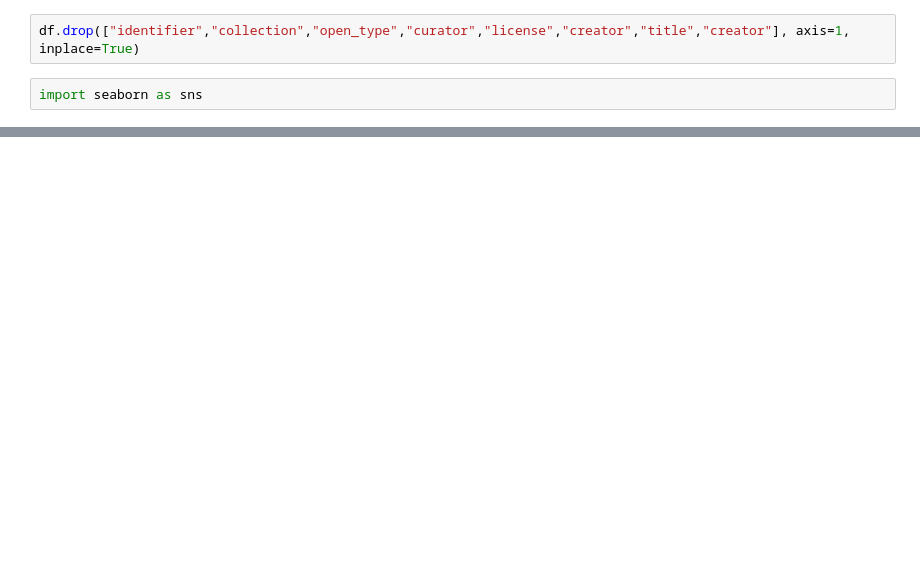
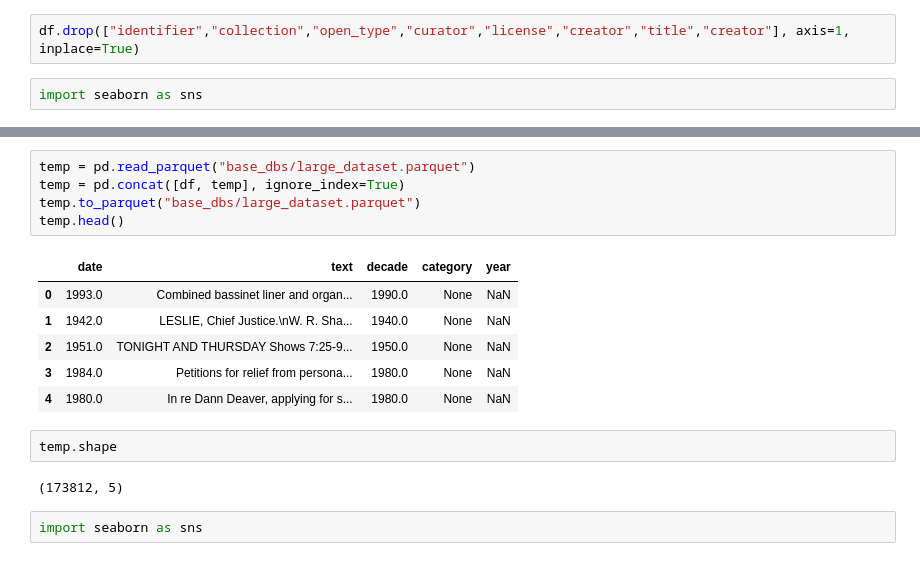
Before and after one commit to yoav33333/magshimim_final_proj, a Jupyter notebook: common corpus.ipynb, the cells around one changed output, grey strips where cells are left out. Saved outputs shown, nothing was run; the diff lists cells and outputs as text; blank space fills up the shorter version.

```diff
--- a/common corpus.ipynb
+++ b/common corpus.ipynb
@@ -35,0 +141,18 @@ sns.histplot(data=df, x="date")
+# %%
+temp = pd.read_parquet("base_dbs/large_dataset.parquet")
+temp = pd.concat([df, temp], ignore_index=True)
+temp.to_parquet("base_dbs/large_dataset.parquet")
+temp.head()
+# %% [output]
+|  | date | text | decade | category | year |
+| 0 | 1993.0 | Combined bassinet liner and organ... | 1990.0 | None | NaN |
+| 1 | 1942.0 | LESLIE, Chief Justice.\nW. R. Sha... | 1940.0 | None | NaN |
+| 2 | 1951.0 | TONIGHT AND THURSDAY Shows 7:25-9... | 1950.0 | None | NaN |
+| 3 | 1984.0 | Petitions for relief from persona... | 1980.0 | None | NaN |
+| 4 | 1980.0 | In re Dann Deaver, applying for s... | 1980.0 | None | NaN |
+# %%
+temp.shape
+# %% [output]
+(173812, 5)
+# %%
+import seaborn as sns
```
Also changed, not shown: parts of 15 cells of this notebook.
